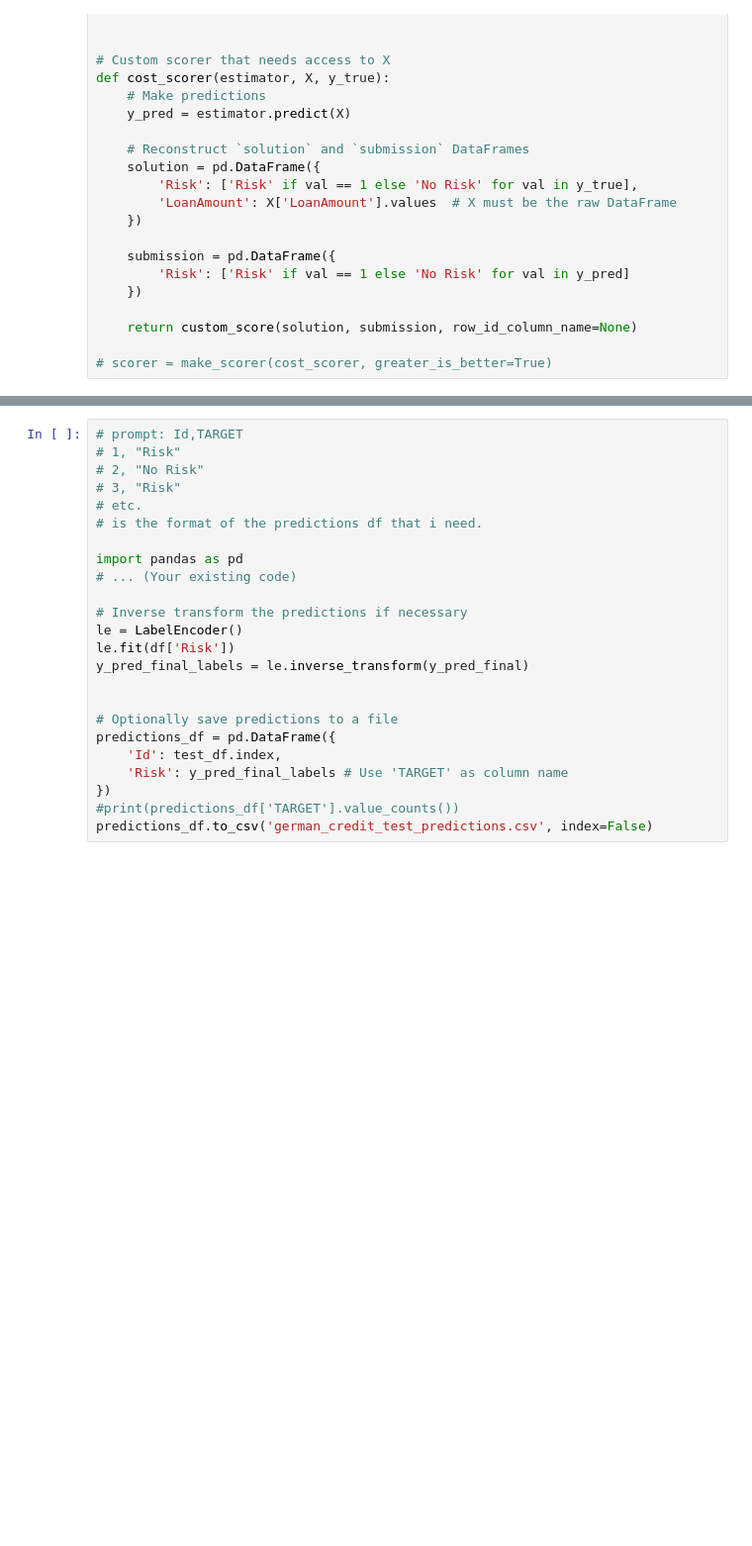
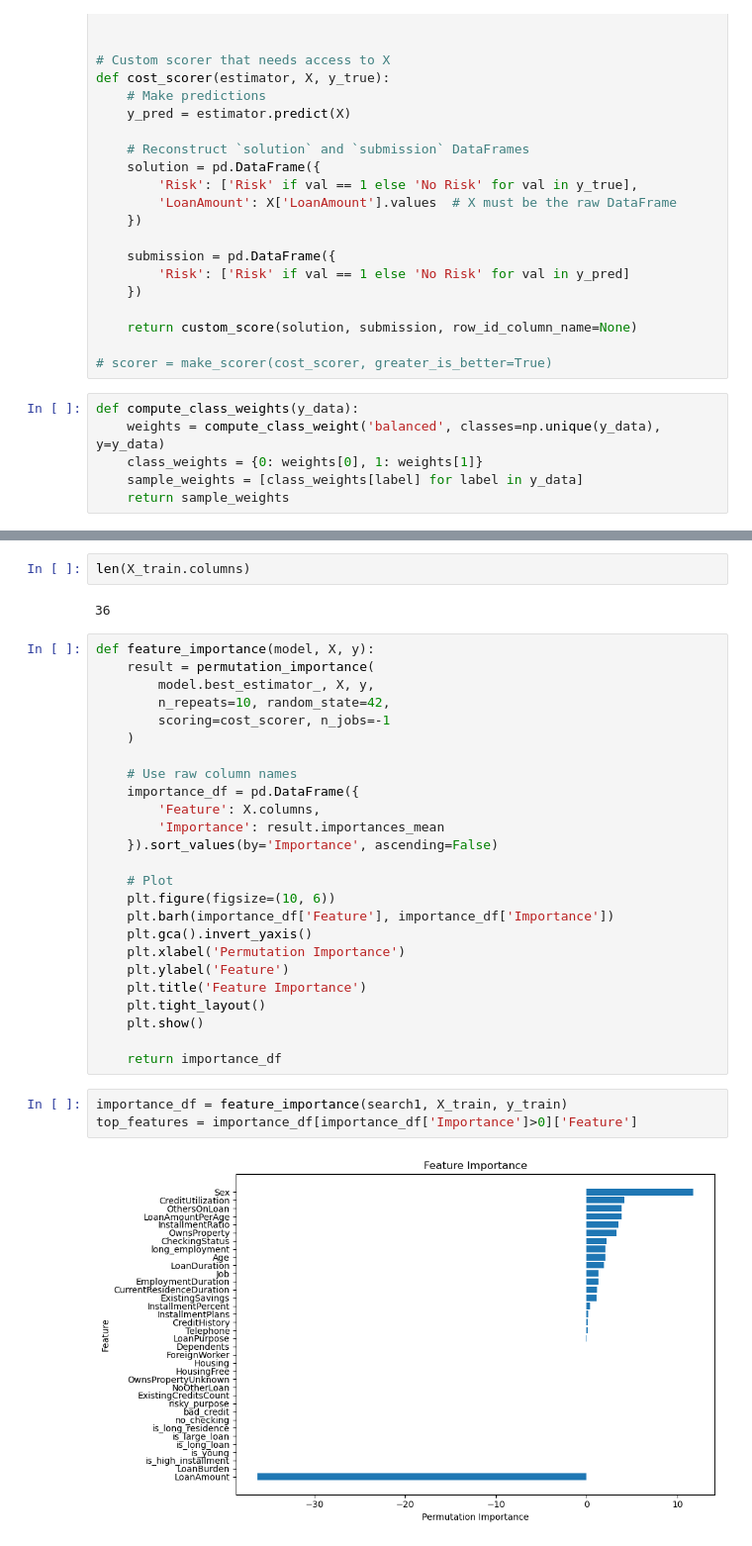
Before and after one commit to samyuktsriram/ml2_kaggle_chall, a Jupyter notebook: try_xgb_custom.ipynb, the cells around one changed output, grey strips where cells are left out. Shown: that part at 99% size. Drawn from its saved outputs; the diff is of its cells as text; blank space fills up the shorter version.

Commit message:
apply balanced weights, select features and hyperparameter tuning

```diff
--- a/try_xgb_custom.ipynb
+++ b/try_xgb_custom.ipynb
@@ -179,3 +149,9 @@ def cost_scorer(estimator, X, y_true):
     return custom_score(solution, submission, row_id_column_name=None)
 
 # scorer = make_scorer(cost_scorer, greater_is_better=True)
+# %%
+def compute_class_weights(y_data):
+    weights = compute_class_weight('balanced', classes=np.unique(y_data), y=y_data)
+    class_weights = {0: weights[0], 1: weights[1]}
+    sample_weights = [class_weights[label] for label in y_data]
+    return sample_weights
@@ -255,24 +257,34 @@ predictions_df = pd.DataFrame({
-# %%
-# prompt: Id,TARGET
-# 1, "Risk"
-# 2, "No Risk"
-# 3, "Risk"
-# etc.
-# is the format of the predictions df that i need.
-
-import pandas as pd
-# ... (Your existing code)
-
-# Inverse transform the predictions if necessary
-le = LabelEncoder()
-le.fit(df['Risk'])
-y_pred_final_labels = le.inverse_transform(y_pred_final)
-
-
-# Optionally save predictions to a file
-predictions_df = pd.DataFrame({
-    'Id': test_df.index,
-    'Risk': y_pred_final_labels # Use 'TARGET' as column name
-})
-#print(predictions_df['TARGET'].value_counts())
-predictions_df.to_csv('german_credit_test_predictions.csv', index=False)
+# %%
+len(X_train.columns)
+# %% [output]
+36
+# %%
+def feature_importance(model, X, y):
+    result = permutation_importance(
+        model.best_estimator_, X, y,
+        n_repeats=10, random_state=42,
+        scoring=cost_scorer, n_jobs=-1
+    )
+
+    # Use raw column names
+    importance_df = pd.DataFrame({
+        'Feature': X.columns,
+        'Importance': result.importances_mean
+    }).sort_values(by='Importance', ascending=False)
+
+    # Plot
+    plt.figure(figsize=(10, 6))
+    plt.barh(importance_df['Feature'], importance_df['Importance'])
+    plt.gca().invert_yaxis()
+    plt.xlabel('Permutation Importance')
+    plt.ylabel('Feature')
+    plt.title('Feature Importance')
+    plt.tight_layout()
+    plt.show()
+
+    return importance_df
+# %%
+importance_df = feature_importance(search1, X_train, y_train)
+top_features = importance_df[importance_df['Importance']>0]['Feature']
+# %% [output]
+[figure, added]
```
Also changed, not shown: parts of 12 cells of this notebook.
